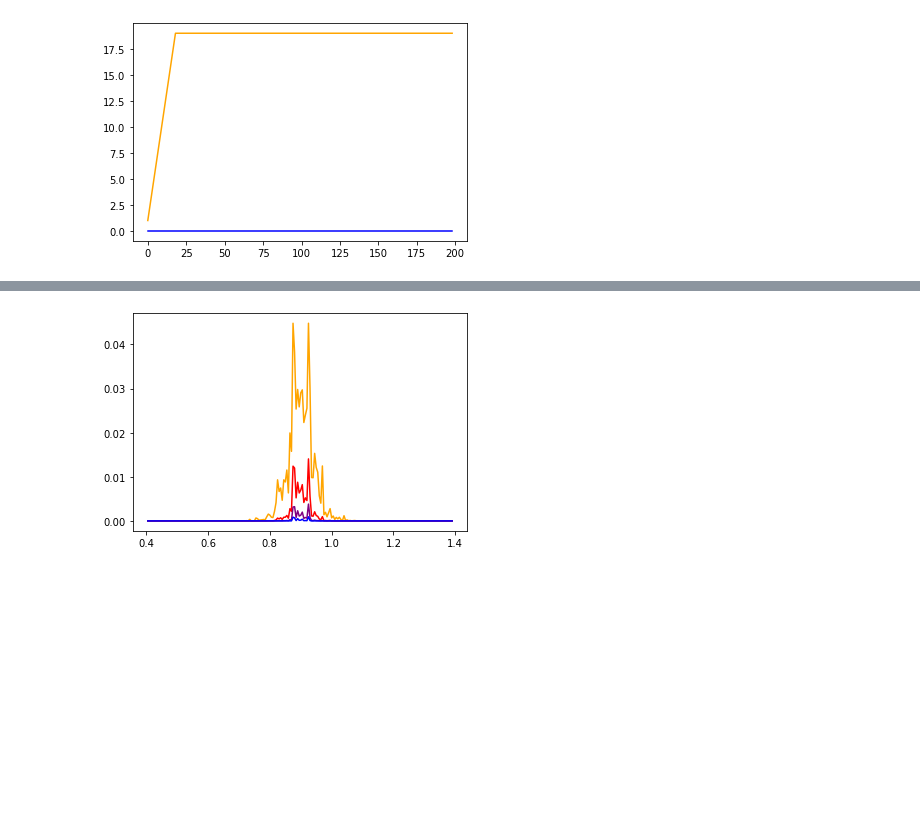
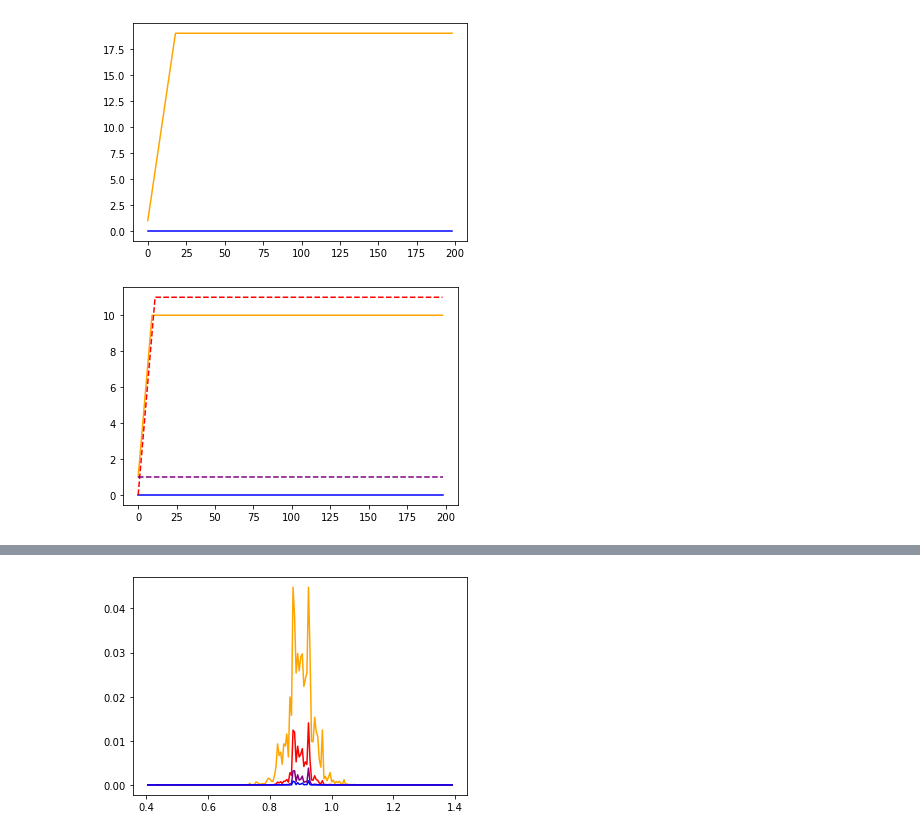
Before and after one commit to spertus/UI-TS, a Jupyter notebook: Code/stratMartExample.ipynb, the cells around one changed output, grey strips where cells are left out. Cells and saved outputs as stored; diff of their text form; code cells hidden in the pictures; blank space fills up the shorter version.

```diff
--- a/Code/stratMartExample.ipynb
+++ b/Code/stratMartExample.ipynb
@@ -110,3 +134,18 @@ for i in [0,len(stratum_gaps)-1]:
 # %% [output]
 [figure]
 [figure]
+# %%
+#nulls that are close tend to have similar stratum counters ?
+null_index_1 = np.argmin((results_ms[0][4] - .5)**2)
+null_index_2 = np.argmin((results_ms[0][4] - .51)**2)
+
+stratum_1_counter = np.cumsum(results_ms[i][5] == 0, 0)
+stratum_2_counter = np.cumsum(results_ms[i][5] == 1, 0)
+
+plt.plot(stratum_1_counter[:,null_index_1], color = 'orange')
+plt.plot(stratum_2_counter[:,null_index_1], color = 'blue')
+plt.plot(stratum_1_counter[:,null_index_2], color = 'red', linestyle = '--')
+plt.plot(stratum_2_counter[:,null_index_2], color = 'purple', linestyle = '--')
+plt.show()
+# %% [output]
+[figure, added]
```
Also changed, not shown: parts of 24 cells of this notebook, 1 other file.
